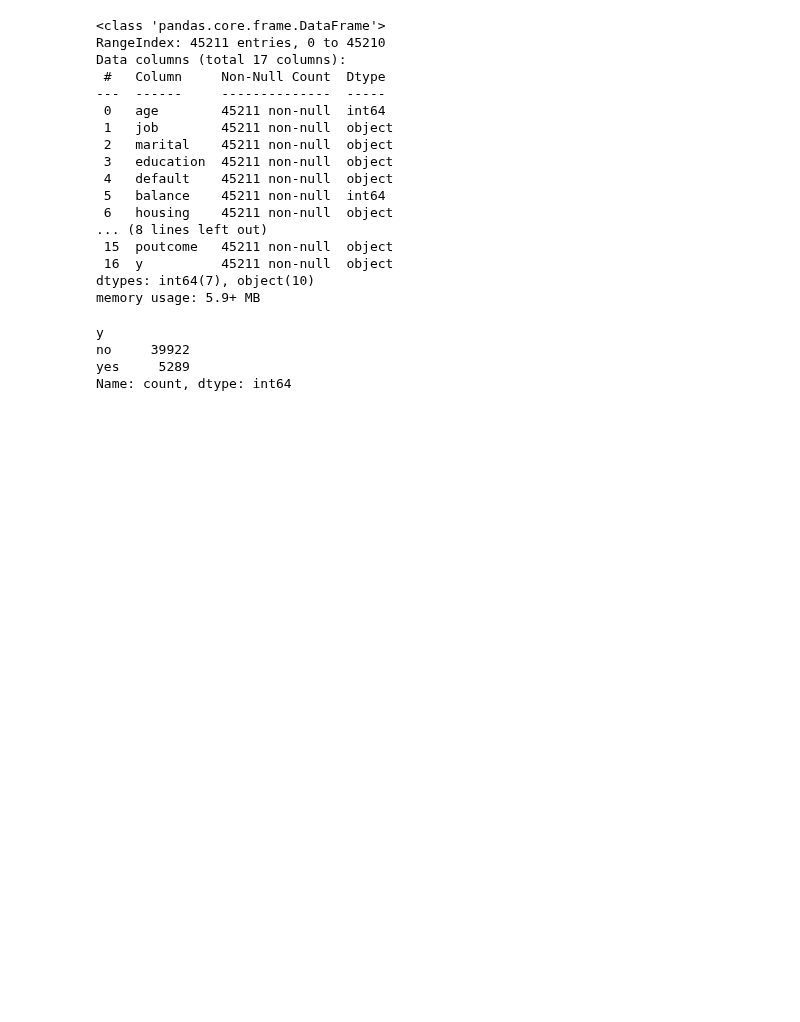
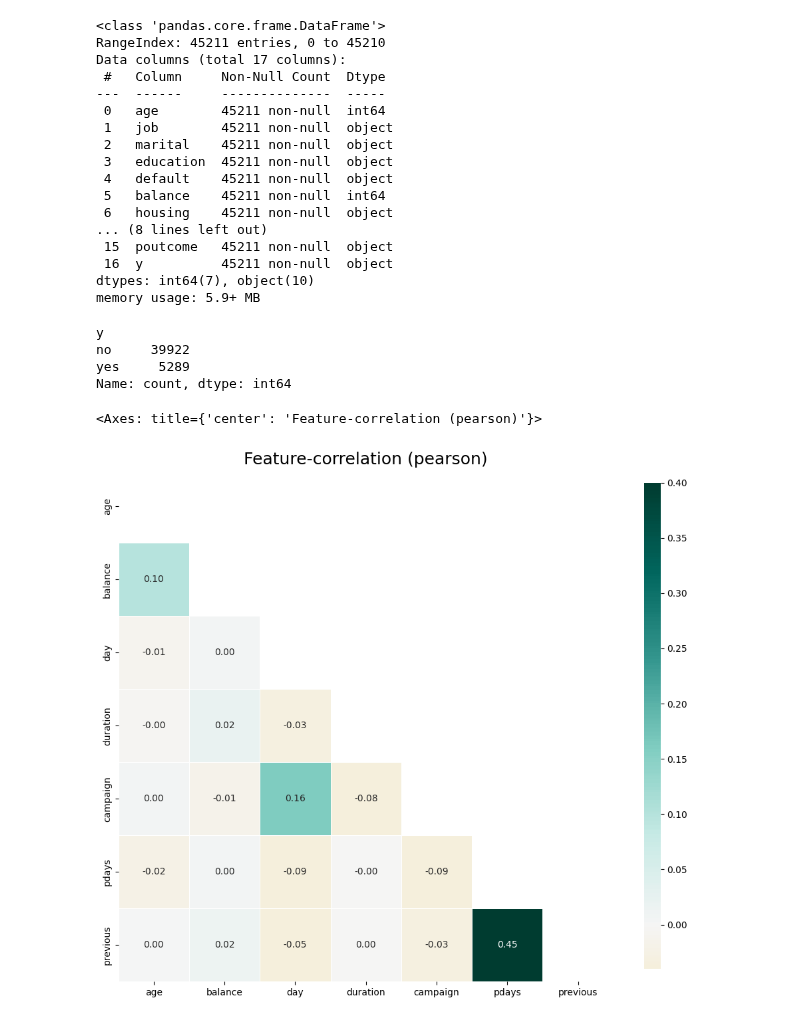
Before and after one commit to CalebMcCurdy/Bank-Term-Deposit-Predictions, a Jupyter notebook: Final Project.ipynb, the cells around one changed output. Drawn from its saved outputs; the diff is of its cells as text; code cells hidden in the pictures; blank space fills up the shorter version.

```diff
--- a/Final Project.ipynb
+++ b/Final Project.ipynb
@@ -53,3 +65,8 @@ y
 no     39922
 yes     5289
 Name: count, dtype: int64
+# %%
+klib.corr_plot(bank)
+# %% [output]
+<Axes: title={'center': 'Feature-correlation (pearson)'}>
+[figure, added]
```
Also changed, not shown: parts of 4 cells of this notebook.
